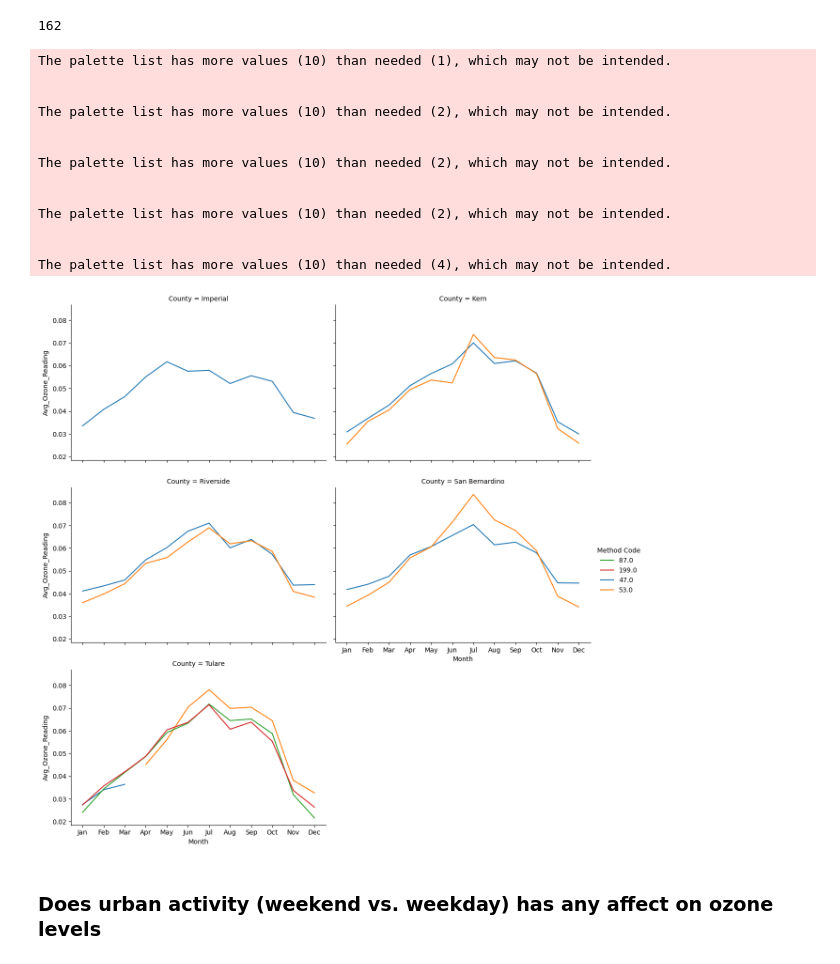
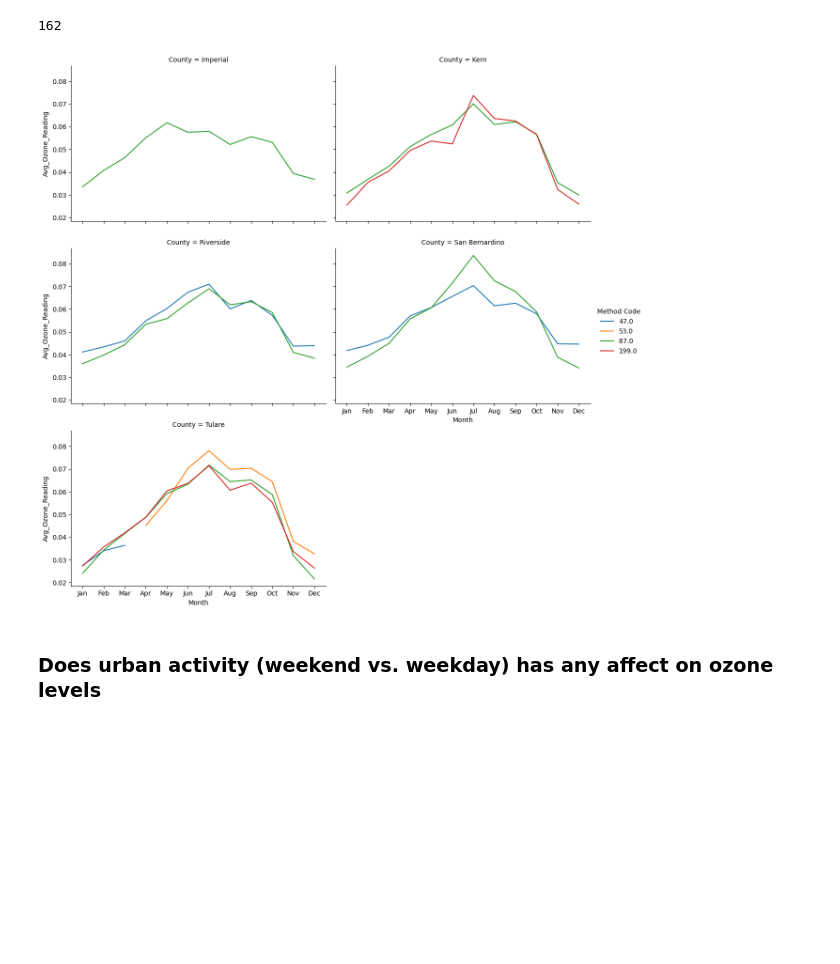
Before and after one commit to imanadeko/Analyzing-Ozone-Pollution-Trends-Across-California, a Jupyter notebook: notebook.ipynb, the cells around one changed output. Cells and saved outputs as stored; diff of their text form; code cells hidden in the pictures; blank space fills up the shorter version.

```diff
--- a/notebook.ipynb
+++ b/notebook.ipynb
@@ -212,20 +234,6 @@ fig.update_layout(mapbox_style="open-street-map")
 fig.show()
 # %%
 # To show difference in readings by method code of top 5 counties
-# by_method = df[df['County'].isin(top_5['County'].to_list())]\
-#     .groupby(['Date',
-#               'County',
-#               'Method Code'
-#               ])\
-#     .agg(
-#         Avg_Ozone_Reading=(
-#             'Daily Max 8-hour Ozone Concentration',
-#             'mean'
-#             )
-#         )\
-#     .reset_index()
-
-
 monthly = (
     df[df['County'].isin(top_5['County'].to_list())]
     .assign(Date=pd.to_datetime(df["Date"]))  # Ensure datetime
@@ -236,53 +244,38 @@ monthly = (
     .groupby(["County", "Method Code"])
     .resample("ME")  # Month-End
     .mean()
     .reset_index()
     .assign(Month=lambda d: d["Date"].dt.strftime("%b"))  # Get month name
     .drop(columns="Date")
 )
 
-# Set palette
-palette = sns.color_palette()
 
 # Create a FacetGrid: 2 rows x 3 columns by County
 g = sns.FacetGrid(
     data=monthly,
     col="County",
     col_wrap=2,
     height=4,
     aspect=1.5,
-    sharey=True
+    sharey=True,
+    hue='Method Code',
+    palette='tab10'
 )
 
 # Map lineplot to each subplot, colored by Method Code
 g.map_dataframe(
     sns.lineplot,
     x="Month",
-    y="Avg_Ozone_Reading",
-    hue="Method Code",
-    palette=palette
+    y="Avg_Ozone_Reading"
 )
 
 # Add a single legend for the entire plot
 g.add_legend(title="Method Code")
 
 
 plt.show()
 # %% [output]
-The palette list has more values (10) than needed (1), which may not be intended.
-
-
-The palette list has more values (10) than needed (2), which may not be intended.
-
-
-The palette list has more values (10) than needed (2), which may not be intended.
-
-
-The palette list has more values (10) than needed (2), which may not be intended.
-
-
-The palette list has more values (10) than needed (4), which may not be intended.
-[figure, old version]
+[figure, new version]
 # %% [markdown]
 ### Does urban activity (weekend vs. weekday) has any affect on ozone levels
 # %%
```
Also changed, not shown: parts of 3 cells of this notebook.
